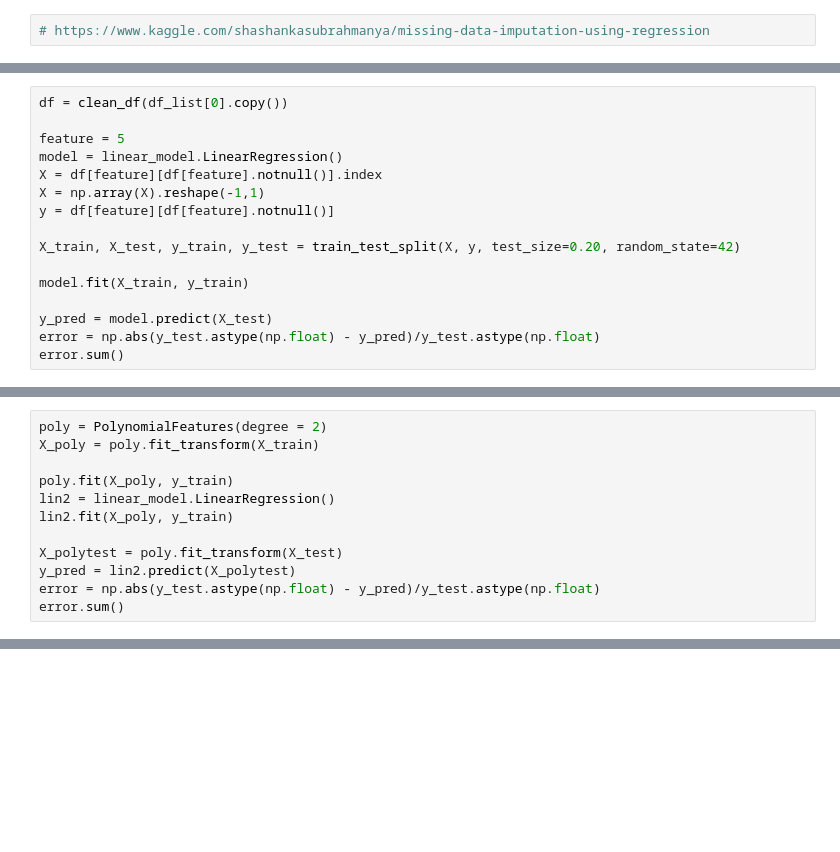
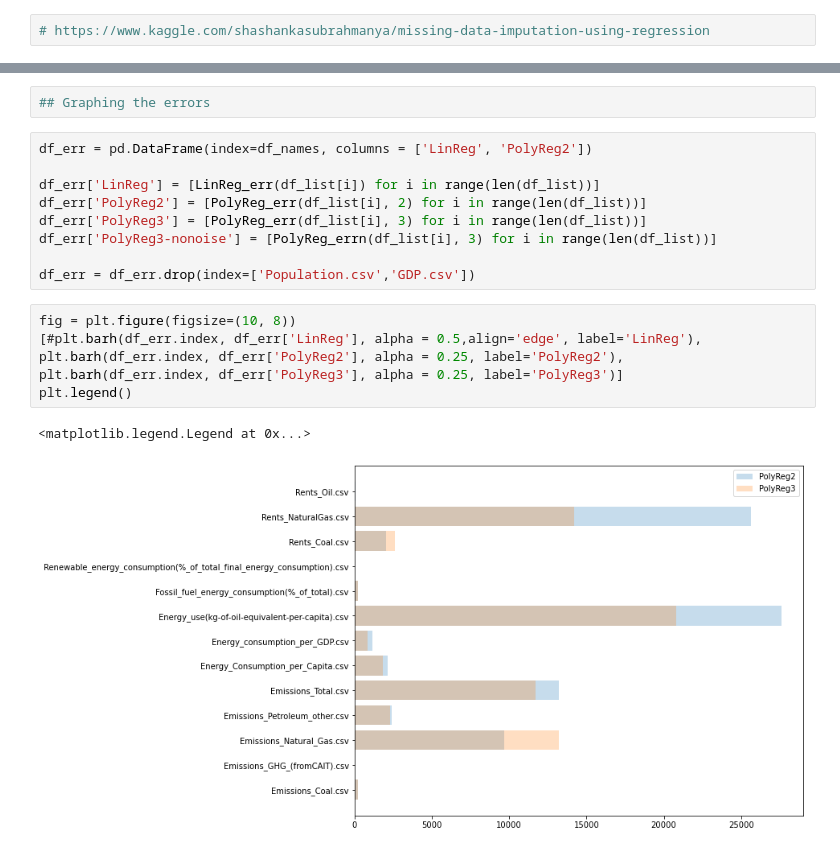
Before and after one commit to FabioHodo/EIB2_ClimateRisk, a Jupyter notebook: cleaned data/data_imputed/Imputation.ipynb, the cells around one changed output, grey strips where cells are left out. Drawn from its saved outputs; the diff is of its cells as text; blank space fills up the shorter version.

```diff
--- a/cleaned data/data_imputed/Imputation.ipynb
+++ b/cleaned data/data_imputed/Imputation.ipynb
@@ -223,19 +223,3 @@ def PolyReg_imp(dataframe, poly_degrees):
     temp.columns = dataframe.columns
 
     return temp
-# %%
-df = clean_df(df_list[0].copy())
-
-feature = 5
-model = linear_model.LinearRegression()
-X = df[feature][df[feature].notnull()].index
-X = np.array(X).reshape(-1,1)
-y = df[feature][df[feature].notnull()]
-
-X_train, X_test, y_train, y_test = train_test_split(X, y, test_size=0.20, random_state=42)
-
-model.fit(X_train, y_train)
-
-y_pred = model.predict(X_test)
-error = np.abs(y_test.astype(np.float) - y_pred)/y_test.astype(np.float)
-error.sum()
@@ -244,12 +225,0 @@ error.sum()
-# %%
-poly = PolynomialFeatures(degree = 2)
-X_poly = poly.fit_transform(X_train)
-
-poly.fit(X_poly, y_train)
-lin2 = linear_model.LinearRegression()
-lin2.fit(X_poly, y_train)
-
-X_polytest = poly.fit_transform(X_test)
-y_pred = lin2.predict(X_polytest)
-error = np.abs(y_test.astype(np.float) - y_pred)/y_test.astype(np.float)
-error.sum()
@@ -285,0 +267,20 @@ Series([], dtype: int64)
+# %%
+## Graphing the errors
+# %%
+df_err = pd.DataFrame(index=df_names, columns = ['LinReg', 'PolyReg2'])
+
+df_err['LinReg'] = [LinReg_err(df_list[i]) for i in range(len(df_list))]
+df_err['PolyReg2'] = [PolyReg_err(df_list[i], 2) for i in range(len(df_list))]
+df_err['PolyReg3'] = [PolyReg_err(df_list[i], 3) for i in range(len(df_list))]
+df_err['PolyReg3-nonoise'] = [PolyReg_errn(df_list[i], 3) for i in range(len(df_list))]
+
+df_err = df_err.drop(index=['Population.csv','GDP.csv'])
+# %%
+fig = plt.figure(figsize=(10, 8))
+[#plt.barh(df_err.index, df_err['LinReg'], alpha = 0.5,align='edge', label='LinReg'),
+plt.barh(df_err.index, df_err['PolyReg2'], alpha = 0.25, label='PolyReg2'),
+plt.barh(df_err.index, df_err['PolyReg3'], alpha = 0.25, label='PolyReg3')]
+plt.legend()
+# %% [output]
+<matplotlib.legend.Legend at 0x...>
+[figure, added]
```
Also changed, not shown: parts of 23 cells of this notebook, 1 other file.
